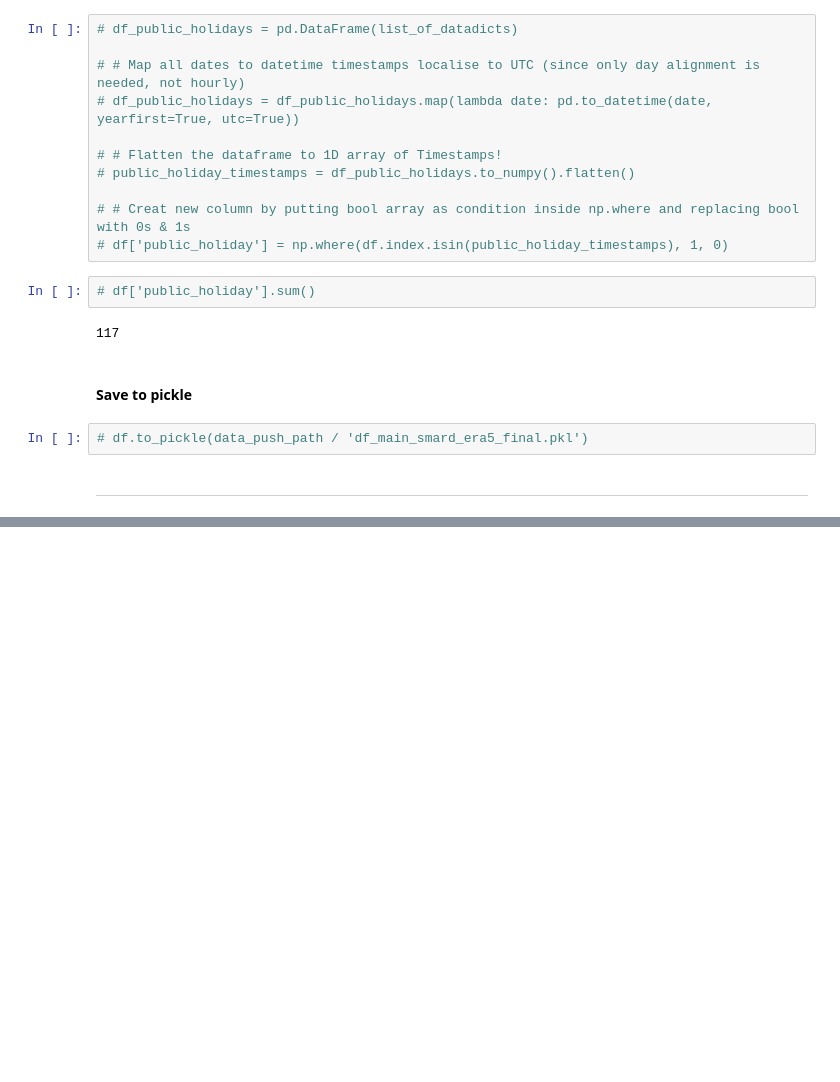
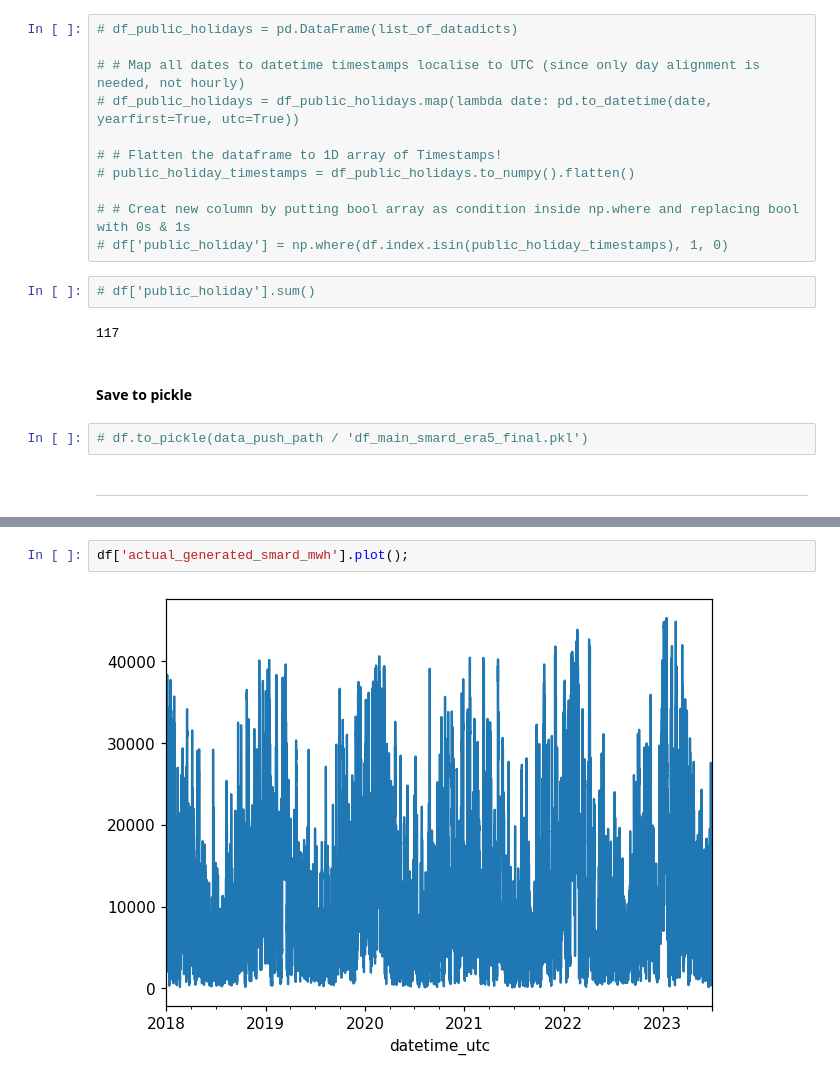
Before and after one commit to meteoviz/wind_power_forecasting_germany, a Jupyter notebook: notebooks/exploratory_analysis.ipynb, the cells around one changed output, grey strips where cells are left out. Drawn from its saved outputs; the diff is of its cells as text; blank space fills up the shorter version.

```diff
--- a/notebooks/exploratory_analysis.ipynb
+++ b/notebooks/exploratory_analysis.ipynb
@@ -121,0 +249,4 @@ df.sample(10)
+# %%
+df['actual_generated_smard_mwh'].plot();
+# %% [output]
+[figure, added]
```
Also changed, not shown: parts of 17 cells of this notebook.
